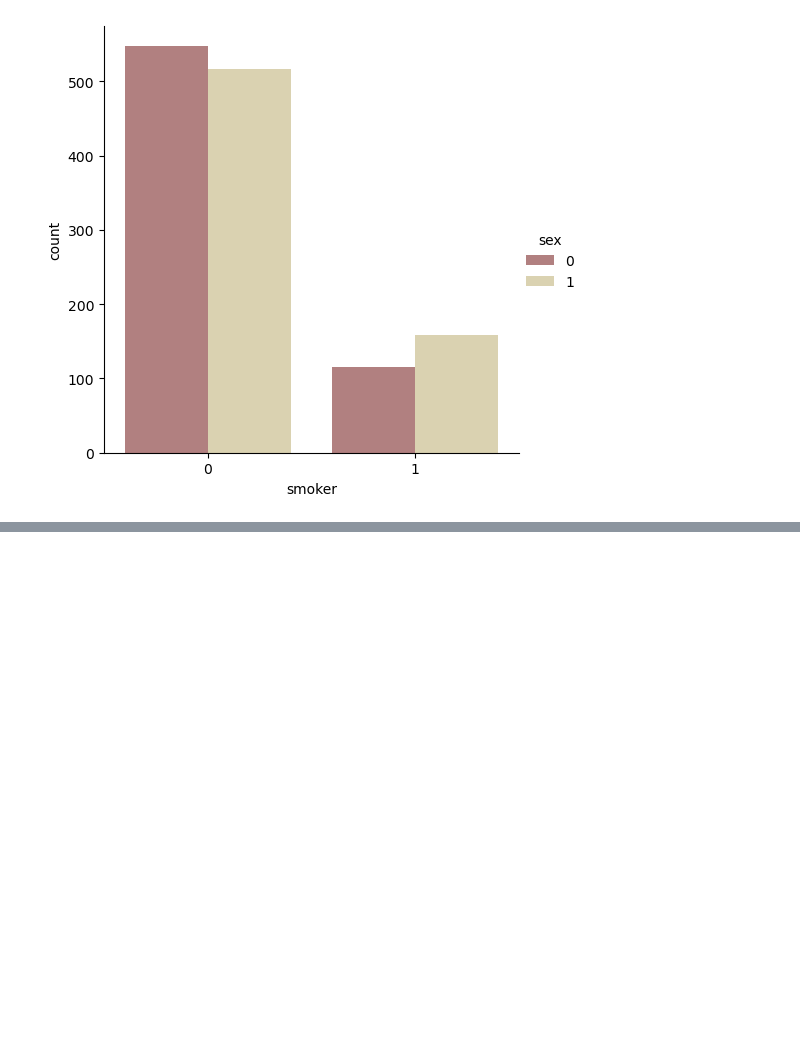
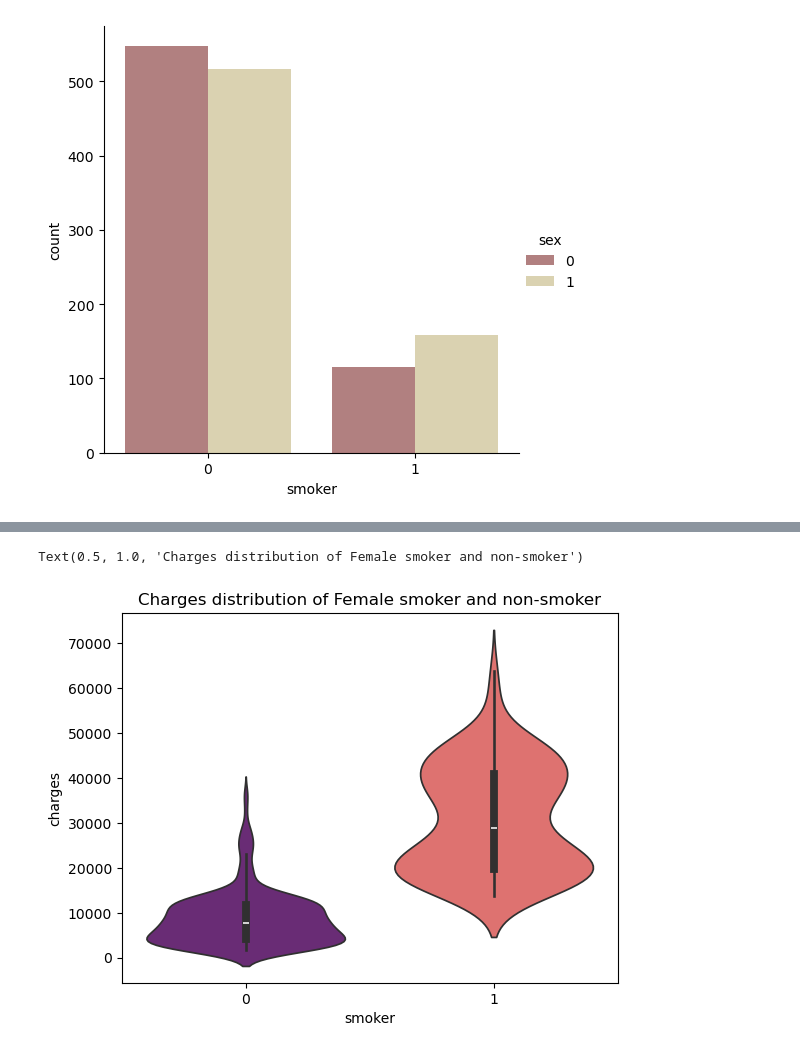
Before and after one commit to chaudhary-dotcom/ML, a Jupyter notebook: Insurance_charge_Predication.ipynb, the cells around one changed output, grey strips where cells are left out. Drawn from its saved outputs; the diff is of its cells as text; code cells hidden in the pictures; blank space fills up the shorter version.

```diff
--- a/Insurance_charge_Predication.ipynb
+++ b/Insurance_charge_Predication.ipynb
@@ -172,0 +180,6 @@ plt.show()
+# %%
+sns.violinplot(data=df[df['sex']==0], x = df['smoker'], y='charges', palette='magma')
+plt.title('Charges distribution of Female smoker and non-smoker')
+# %% [output]
+Text(0.5, 1.0, 'Charges distribution of Female smoker and non-smoker')
+[figure, added]
```
Also changed, not shown: parts of 11 cells of this notebook.
